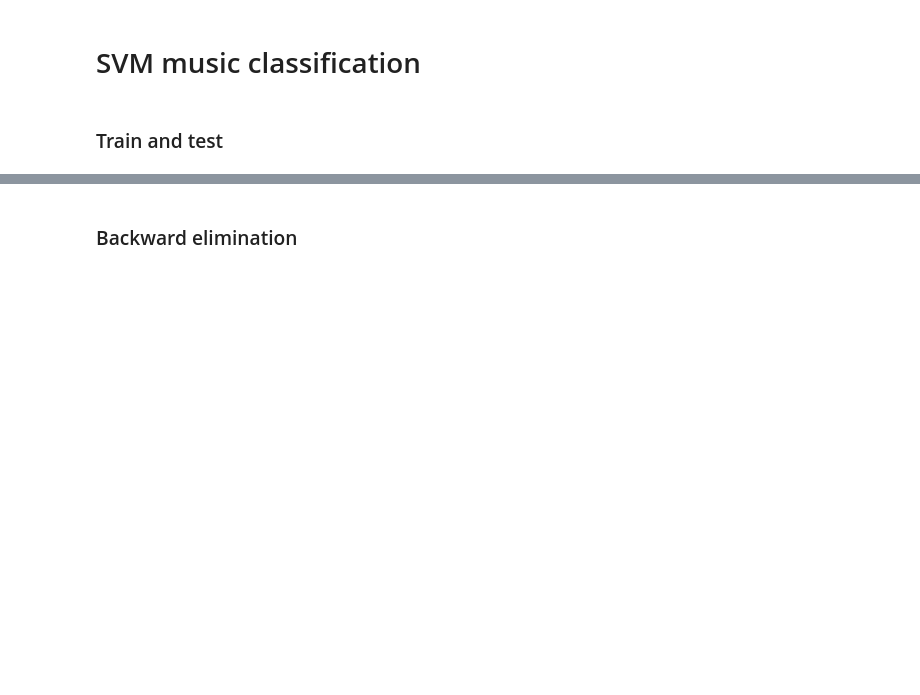
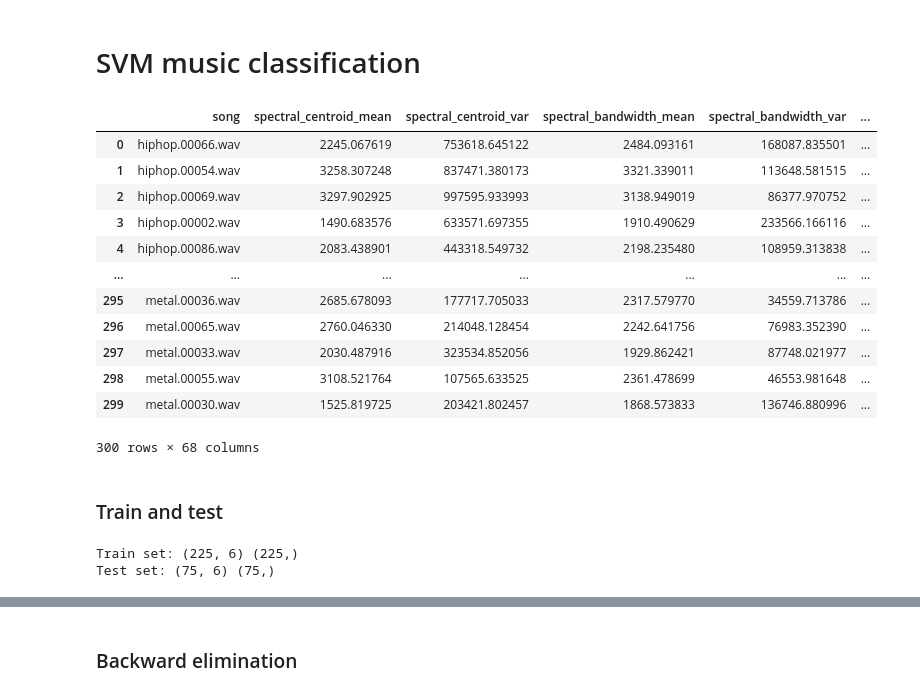
Before and after one commit to armachino/Goalearn, a Jupyter notebook: 1_music_classification/music_classification_uni.ipynb, the cells around one changed output, grey strips where cells are left out. Cells and saved outputs as stored; diff of their text form; code cells hidden in the pictures; blank space fills up the shorter version.

```diff
--- a/1_music_classification/music_classification_uni.ipynb
+++ b/1_music_classification/music_classification_uni.ipynb
@@ -522,12 +552,28 @@ Test Accuracy : {knee_point['accur']}
 #  SVM music classification
 # %%
 df=pd.read_csv('./rock_metal_hiphop_features.csv',sep='\t')
+df=df.loc[:, ~df.columns.isin(['index','Unnamed: 0'])]
+
 # df = pd.read_csv('data.csv', index_col=0)
 # df = df.loc[:, ~df.columns.str.contains('^Unnamed')]
 
 # df=df.drop(columns=['0'])
 # print(df)
 df
+# %% [output]
+|  | song | spectral_centroid_mean | spectral_centroid_var | spectral_bandwidth_mean | spectral_bandwidth_var | ... |
+| 0 | hiphop.00066.wav | 2245.067619 | 753618.645122 | 2484.093161 | 168087.835501 | ... |
+| 1 | hiphop.00054.wav | 3258.307248 | 837471.380173 | 3321.339011 | 113648.581515 | ... |
+| 2 | hiphop.00069.wav | 3297.902925 | 997595.933993 | 3138.949019 | 86377.970752 | ... |
+| 3 | hiphop.00002.wav | 1490.683576 | 633571.697355 | 1910.490629 | 233566.166116 | ... |
+| 4 | hiphop.00086.wav | 2083.438901 | 443318.549732 | 2198.235480 | 108959.313838 | ... |
+| ... | ... | ... | ... | ... | ... | ... |
+| 295 | metal.00036.wav | 2685.678093 | 177717.705033 | 2317.579770 | 34559.713786 | ... |
+| 296 | metal.00065.wav | 2760.046330 | 214048.128454 | 2242.641756 | 76983.352390 | ... |
+| 297 | metal.00033.wav | 2030.487916 | 323534.852056 | 1929.862421 | 87748.021977 | ... |
+| 298 | metal.00055.wav | 3108.521764 | 107565.633525 | 2361.478699 | 46553.981648 | ... |
+| 299 | metal.00030.wav | 1525.819725 | 203421.802457 | 1868.573833 | 136746.880996 | ... |
+300 rows × 68 columns
 # %% [markdown]
 ### Train and test
 # %%
@@ -544,5 +590,8 @@ y=df['target']
 X_train, X_test, y_train, y_test = train_test_split( X, y, test_size=0.25, random_state=4)
 print ('Train set:', X_train.shape,  y_train.shape)
 print ('Test set:', X_test.shape,  y_test.shape)
+# %% [output]
+Train set: (225, 6) (225,)
+Test set: (75, 6) (75,)
 # %%
 from sklearn import svm
```
Also changed, not shown: parts of 61 cells of this notebook.
